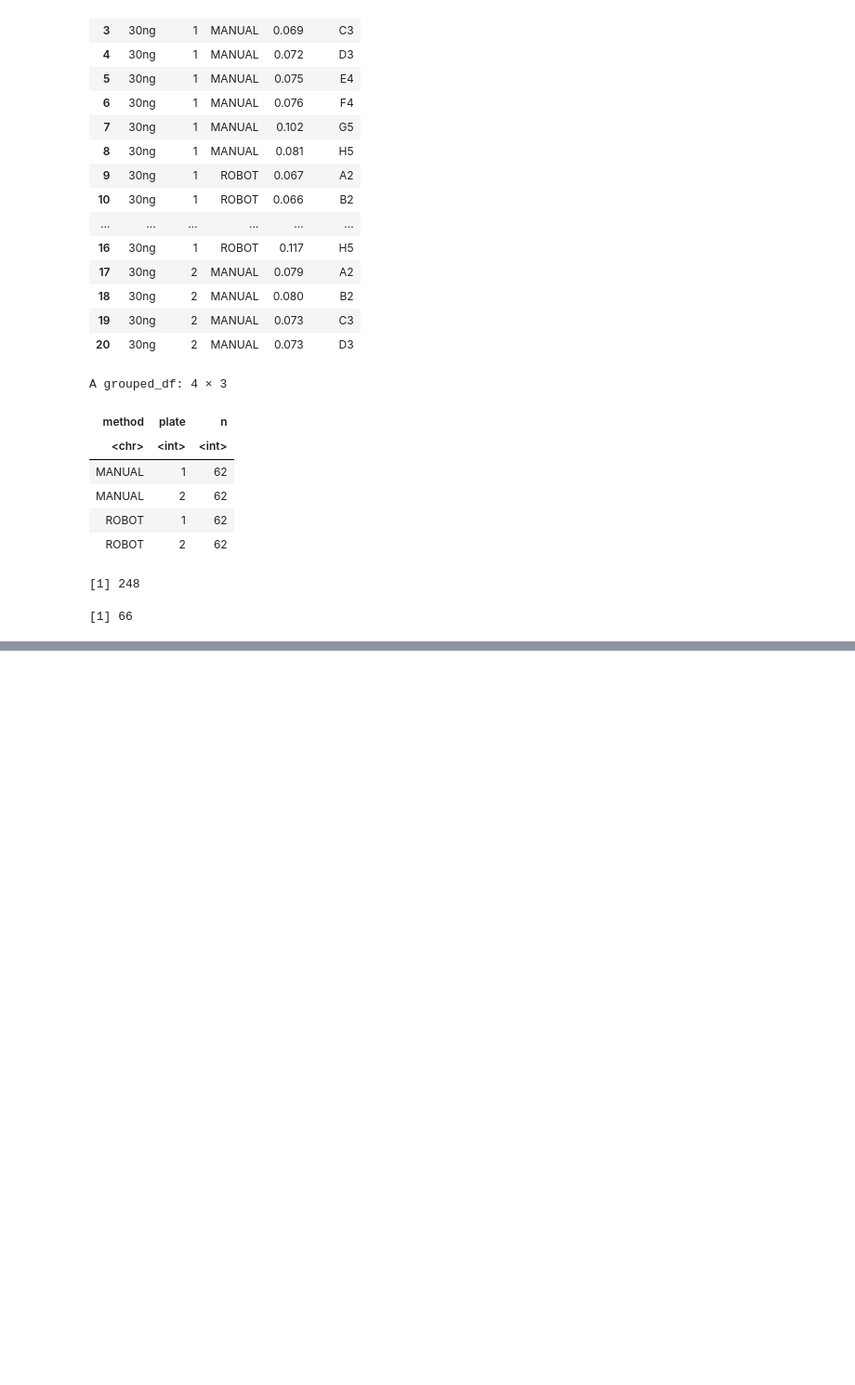
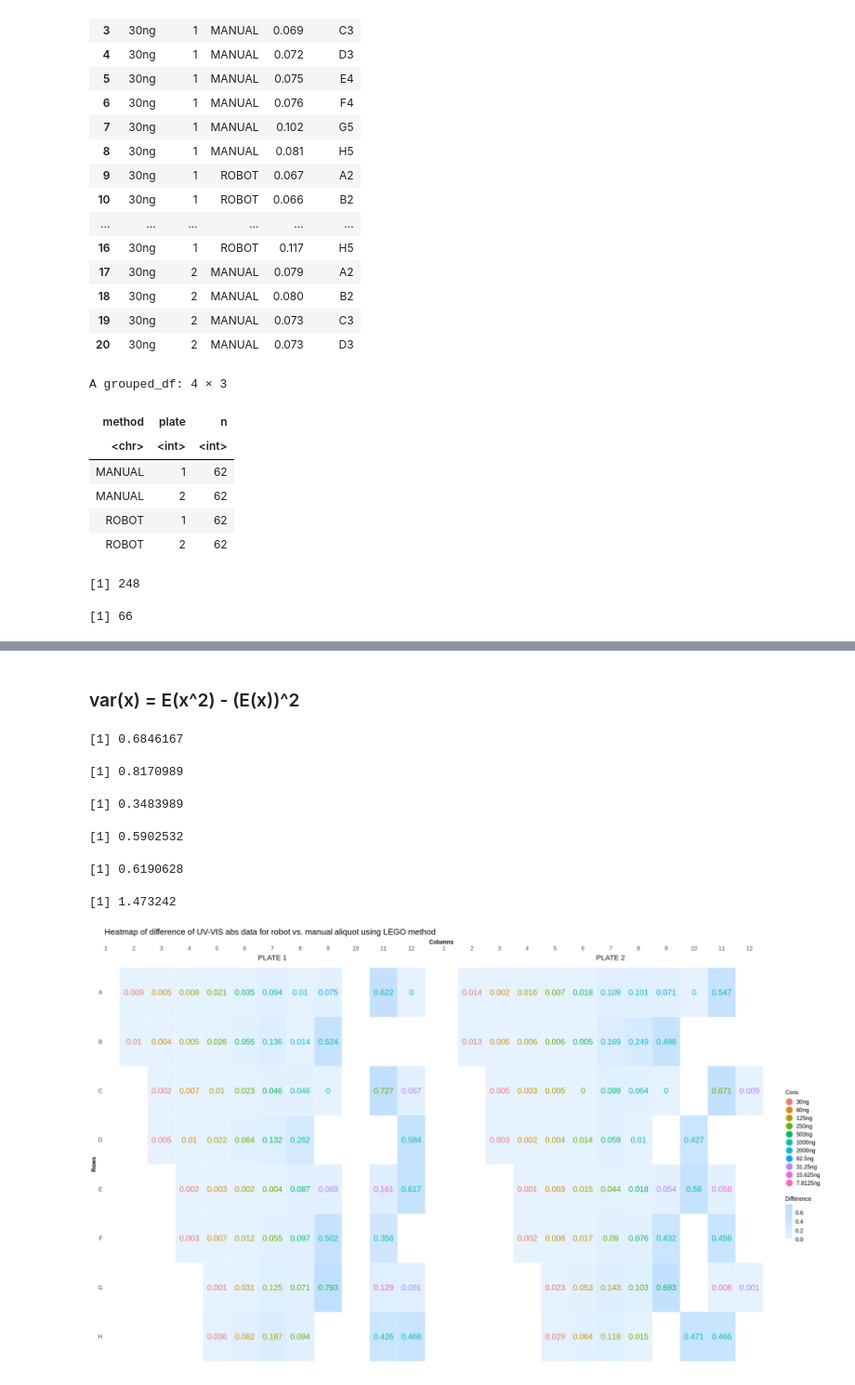
Before and after one commit to sktrinh12/bdb-R-python-nbks, a Jupyter notebook: corehead_data/uvvis_LEGO_script_test.ipynb, the cells around one changed output, grey strips where cells are left out. Shown at 93% size. Cells and saved outputs as stored; diff of their text form; code cells hidden in the pictures; blank space fills up the shorter version.

```diff
--- a/corehead_data/uvvis_LEGO_script_test.ipynb
+++ b/corehead_data/uvvis_LEGO_script_test.ipynb
@@ -636,0 +749,3 @@ dfm %>%
+# %%
+res_ls <- df_mnl %>% select(-METHOD, -ROW, -PLATE) %>% lapply(sd)
+res_ls
@@ -636,0 +770,22 @@ dfm %>%
+# %% [markdown]
+### var(x) = E(x^2) - (E(x))^2
+# %%
+ls_mean <- Reduce("+", res_ls) / length(res_ls)
+ls_mean
+# %% [output]
+[1] 0.6846167
+# %%
+ls_sq_mean <- Reduce("+", lapply(res_ls, "^", 2)) / length(res_ls) #mean
+ls_sq_mean
+# %% [output]
+[1] 0.8170989
+# %%
+ls_varaince <- ls_sq_mean - ls_mean^2
+ls_varaince
+# %% [output]
+[1] 0.3483989
+# %%
+ls_sd <- sqrt(ls_varaince)
+ls_sd
+# %% [output]
+[1] 0.5902532
@@ -636,0 +804,38 @@ dfm %>%
+# %%
+mean_sd <- list.sd[[1]]
+mean_sd
+# %% [output]
+[1] 0.6190628
+# %%
+sd_max <- max(unlist(res_ls))
+sd_max
+# %% [output]
+[1] 1.473242
+# %%
+df_diff %>%
+    mutate(conc = factor(conc, levels=c('30ng','60ng', '125ng','250ng','500ng','1000ng','2000ng','62.5ng','31.25ng','15.625ng','7.8125ng'))) %>%
+        ggplot(aes(x = as.numeric(substr(well_id,2,nchar(well_id))), y = ordered(substr(well_id,1,1), levels=rev(LETTERS[seq(8)])), fill=abs, group = conc)) +
+          geom_tile(color = "white") +
+          scale_x_continuous(breaks=seq(12), position = "top") +
+          geom_text(aes(label = round(abs,3), colour = conc), size = 7, show.legend = FALSE) +
+          geom_point(aes(col=conc), alpha = 0) +
+          scale_fill_gradientn(
+            name = "Difference", # changes legend title
+            colours = c("#E6F3FF", "#C6E3FE", "#B5DBFE"), values = c(0., mean_sd, sd_max)
+          ) +
+          theme_minimal() +
+          ggtitle("Heatmap of difference of UV-VIS abs data for robot vs. manual aliquot using LEGO method") +
+          xlab("Columns") +
+          ylab("Rows") +
+          facet_wrap(~plate) +
+          guides(colour = guide_legend("Conc", override.aes = list(size = 7, alpha = 1))) +
+          theme( axis.text = element_text(size = 14),
+                   axis.title = element_text(size = 14, face = "bold" ),
+                   strip.text = element_text(size = 18),
+                   plot.title = element_text(size=20),
+                   panel.grid.major = element_blank(),
+                   panel.grid.minor = element_blank(),
+                   legend.text=element_text(size=14),
+                   legend.title=element_text(size=14))
+# %% [output]
+[figure, added]
```
Also changed, not shown: parts of 11 cells of this notebook.
